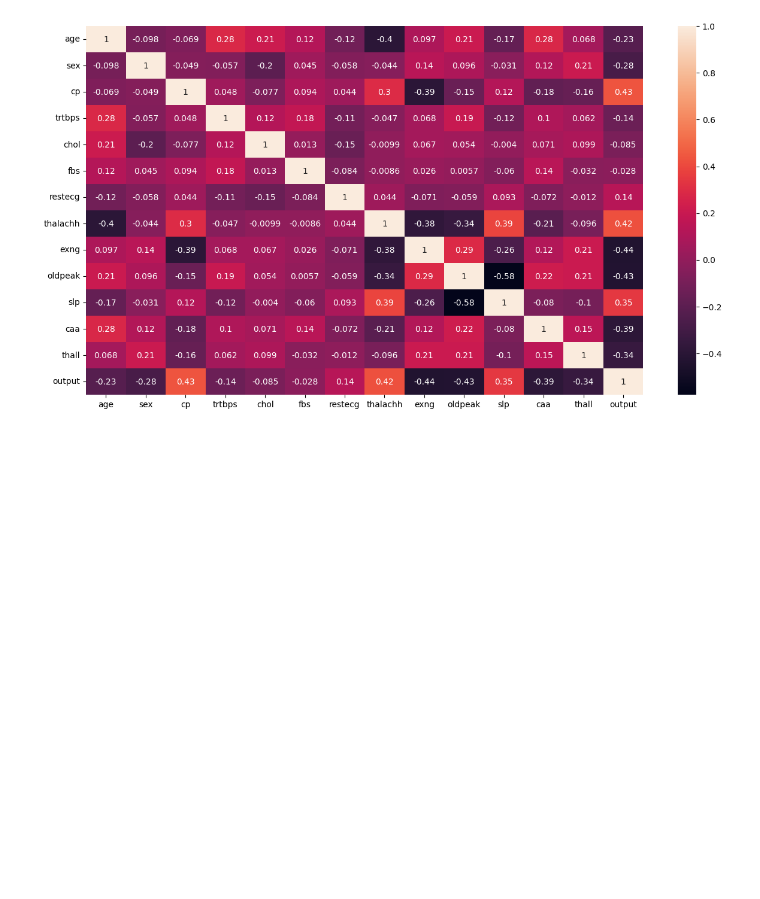
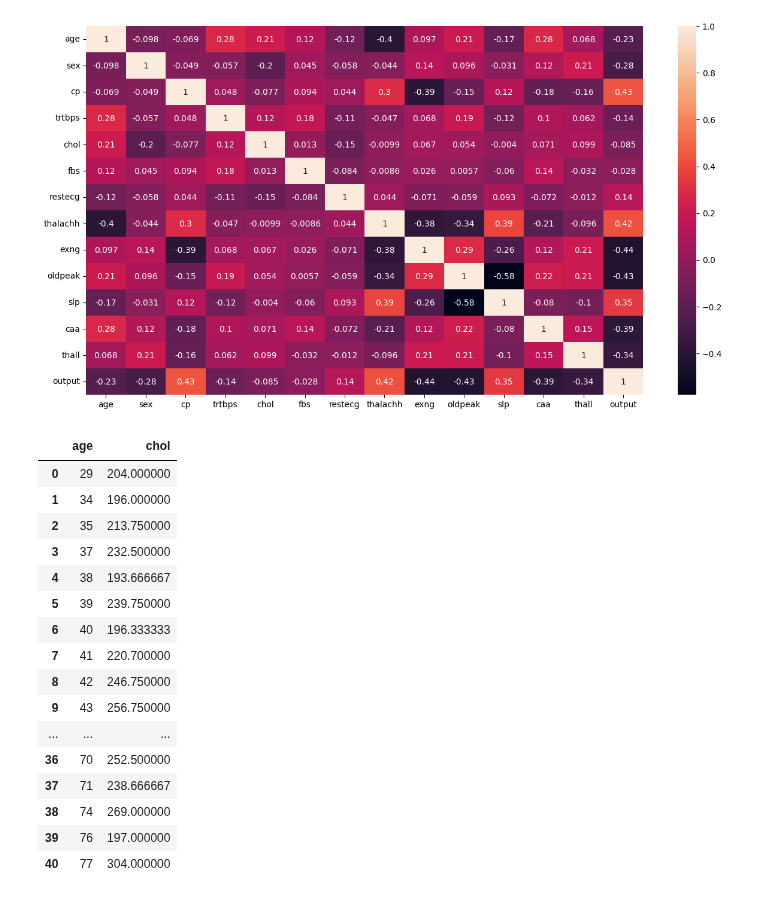
Before and after one commit to sugata2002/heart_attack, a Jupyter notebook: heart.ipynb, the cells around one changed output. Saved outputs shown, nothing was run; the diff lists cells and outputs as text; code cells hidden in the pictures; blank space fills up the shorter version.

```diff
--- a/heart.ipynb
+++ b/heart.ipynb
@@ -92,3 +93,24 @@ plt.figure(figsize=(15,8))
 dataplot = sb.heatmap(df.corr(method ='pearson'), annot=True)
 # %% [output]
 [figure]
+# %%
+grp = df.groupby("age", as_index=False)["chol"].mean()
+grp.style.background_gradient(cmap = "Reds",axis=None)
+# %% [output]
+|  | age | chol |
+| 0 | 29 | 204.000000 |
+| 1 | 34 | 196.000000 |
+| 2 | 35 | 213.750000 |
+| 3 | 37 | 232.500000 |
+| 4 | 38 | 193.666667 |
+| 5 | 39 | 239.750000 |
+| 6 | 40 | 196.333333 |
+| 7 | 41 | 220.700000 |
+| 8 | 42 | 246.750000 |
+| 9 | 43 | 256.750000 |
+| ... | ... | ... |
+| 36 | 70 | 252.500000 |
+| 37 | 71 | 238.666667 |
+| 38 | 74 | 269.000000 |
+| 39 | 76 | 197.000000 |
+| 40 | 77 | 304.000000 |
```
Also changed, not shown: parts of 2 cells of this notebook.
